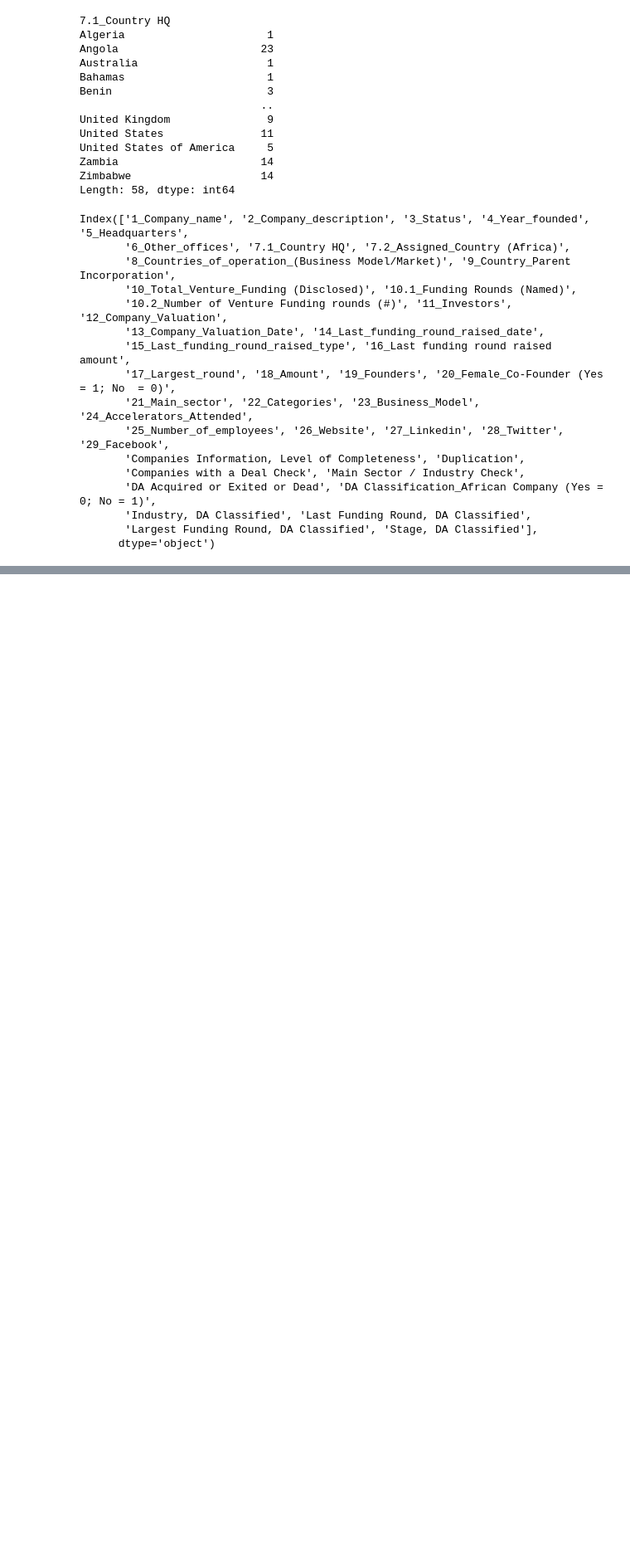
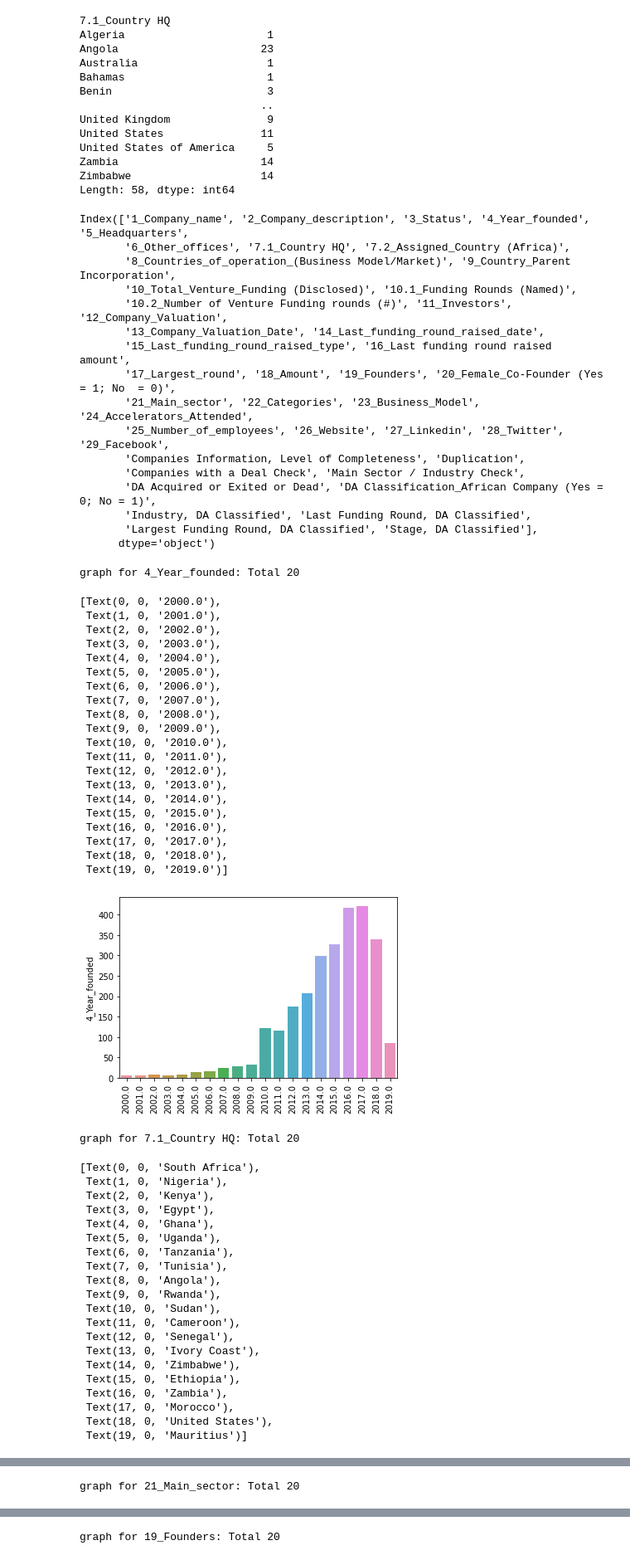
Before and after one commit to masete/Digest-Africa, a Jupyter notebook: Initial model/company.ipynb, the cells around one changed output, grey strips where cells are left out. Shown: that part at 83% size. Saved outputs shown, nothing was run; the diff lists cells and outputs as text; code cells hidden in the pictures; blank space fills up the shorter version.

Commit message:
plotting the highest twenty of our items

```diff
--- a/Initial model/company.ipynb
+++ b/Initial model/company.ipynb
@@ -335,11 +335,56 @@ Index(['1_Company_name', '2_Company_description', '3_Status', '4_Year_founded',
        'Largest Funding Round, DA Classified', 'Stage, DA Classified'],
       dtype='object')
 # %%
-df_cat = df[['1_Company_name', '3_Status', '4_Year_founded','7.1_Country HQ', '21_Main_sector', '19_Founders', '26_Website','23_Business_Model', '20_Female_Co-Founder (Yes = 1; No  = 0)', '24_Accelerators_Attended']]
+# '3_Status','1_Company_name',
+df_cat = df[['4_Year_founded','7.1_Country HQ', '21_Main_sector', '19_Founders','23_Business_Model', '20_Female_Co-Founder (Yes = 1; No  = 0)', '24_Accelerators_Attended']]
 # %%
-# for i in df_cat.columns:
-#     cat_nums = df_cat[i].value_counts()
-#     print('graph for %s: Total %d' % (i, len(cat_nums)))
-#     chart = sns.barplot(x=cat_nums.index, y=cat_nums)
-#     chart.set_xticklabels(chart.get_xticklabels(), rotation=90)
-#     plt.show()
+for i in df_cat.columns:
+    cat_nums = df_cat[i].value_counts().nlargest(20)
+    print('graph for %s: Total %d' % (i, len(cat_nums)))
+    chart = sns.barplot(x=cat_nums.index, y=cat_nums)
+    chart.set_xticklabels(chart.get_xticklabels(), rotation=90)
+    plt.show()
+# %% [output]
+graph for 4_Year_founded: Total 20
+[Text(0, 0, '2000.0'),
+ Text(1, 0, '2001.0'),
+ Text(2, 0, '2002.0'),
+ Text(3, 0, '2003.0'),
+ Text(4, 0, '2004.0'),
+ Text(5, 0, '2005.0'),
+ Text(6, 0, '2006.0'),
+ Text(7, 0, '2007.0'),
+ Text(8, 0, '2008.0'),
+ Text(9, 0, '2009.0'),
+ Text(10, 0, '2010.0'),
+ Text(11, 0, '2011.0'),
+ Text(12, 0, '2012.0'),
+ Text(13, 0, '2013.0'),
+ Text(14, 0, '2014.0'),
+ Text(15, 0, '2015.0'),
+ Text(16, 0, '2016.0'),
+ Text(17, 0, '2017.0'),
+ Text(18, 0, '2018.0'),
+ Text(19, 0, '2019.0')]
+[figure, added]
+graph for 7.1_Country HQ: Total 20
+[Text(0, 0, 'South Africa'),
+ Text(1, 0, 'Nigeria'),
+ Text(2, 0, 'Kenya'),
+ Text(3, 0, 'Egypt'),
+ Text(4, 0, 'Ghana'),
+ Text(5, 0, 'Uganda'),
+ Text(6, 0, 'Tanzania'),
+ Text(7, 0, 'Tunisia'),
+ Text(8, 0, 'Angola'),
+ Text(9, 0, 'Rwanda'),
+ Text(10, 0, 'Sudan'),
+ Text(11, 0, 'Cameroon'),
+ Text(12, 0, 'Senegal'),
+ Text(13, 0, 'Ivory Coast'),
+ Text(14, 0, 'Zimbabwe'),
+ Text(15, 0, 'Ethiopia'),
+ Text(16, 0, 'Zambia'),
+ Text(17, 0, 'Morocco'),
+ Text(18, 0, 'United States'),
+ Text(19, 0, 'Mauritius')]
@@ -345,0 +392 @@ df_cat = df[['1_Company_name', '3_Status', '4_Year_founded','7.1_Country HQ', '2
+graph for 21_Main_sector: Total 20
@@ -345,0 +414 @@ df_cat = df[['1_Company_name', '3_Status', '4_Year_founded','7.1_Country HQ', '2
+graph for 19_Founders: Total 20
```
Also changed, not shown: parts of 3 cells of this notebook.
